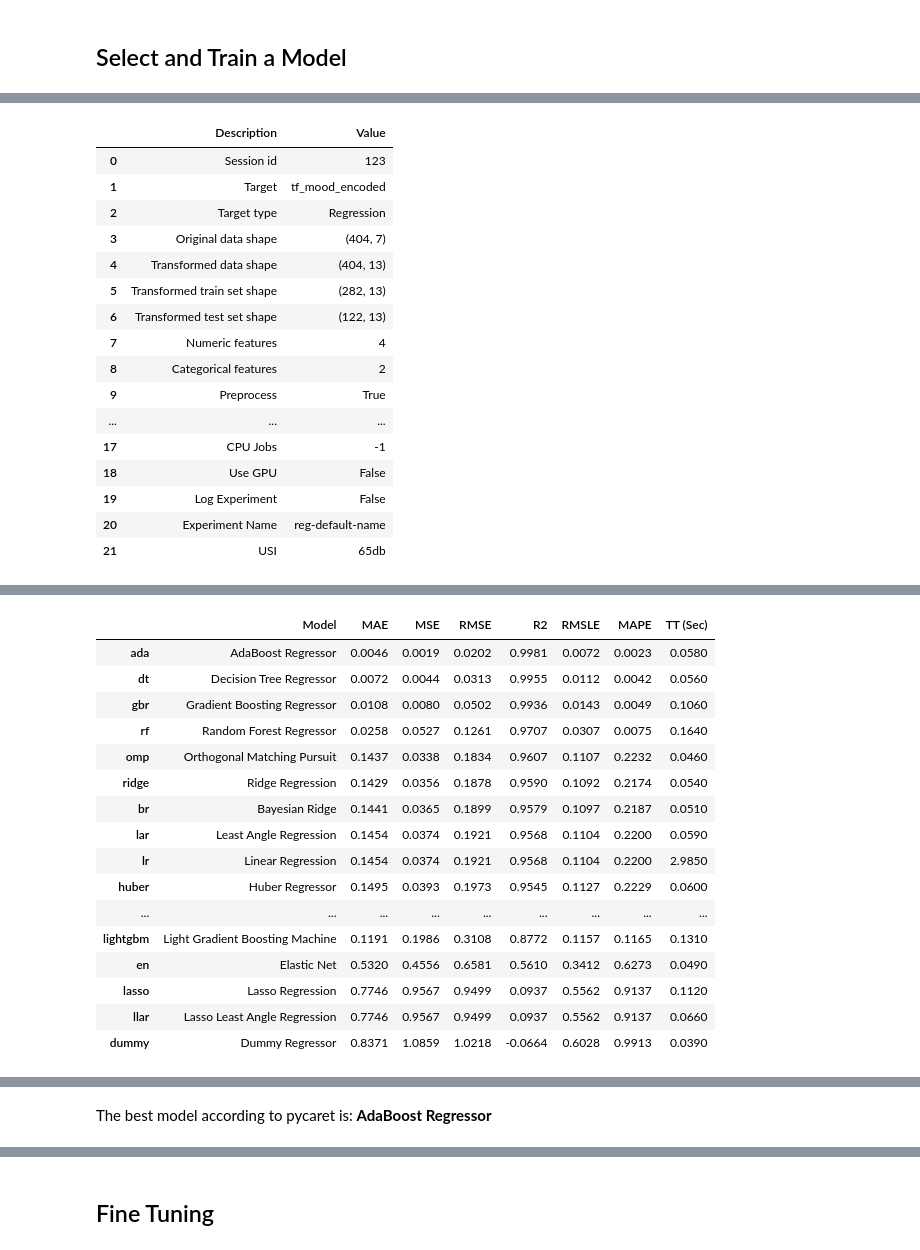
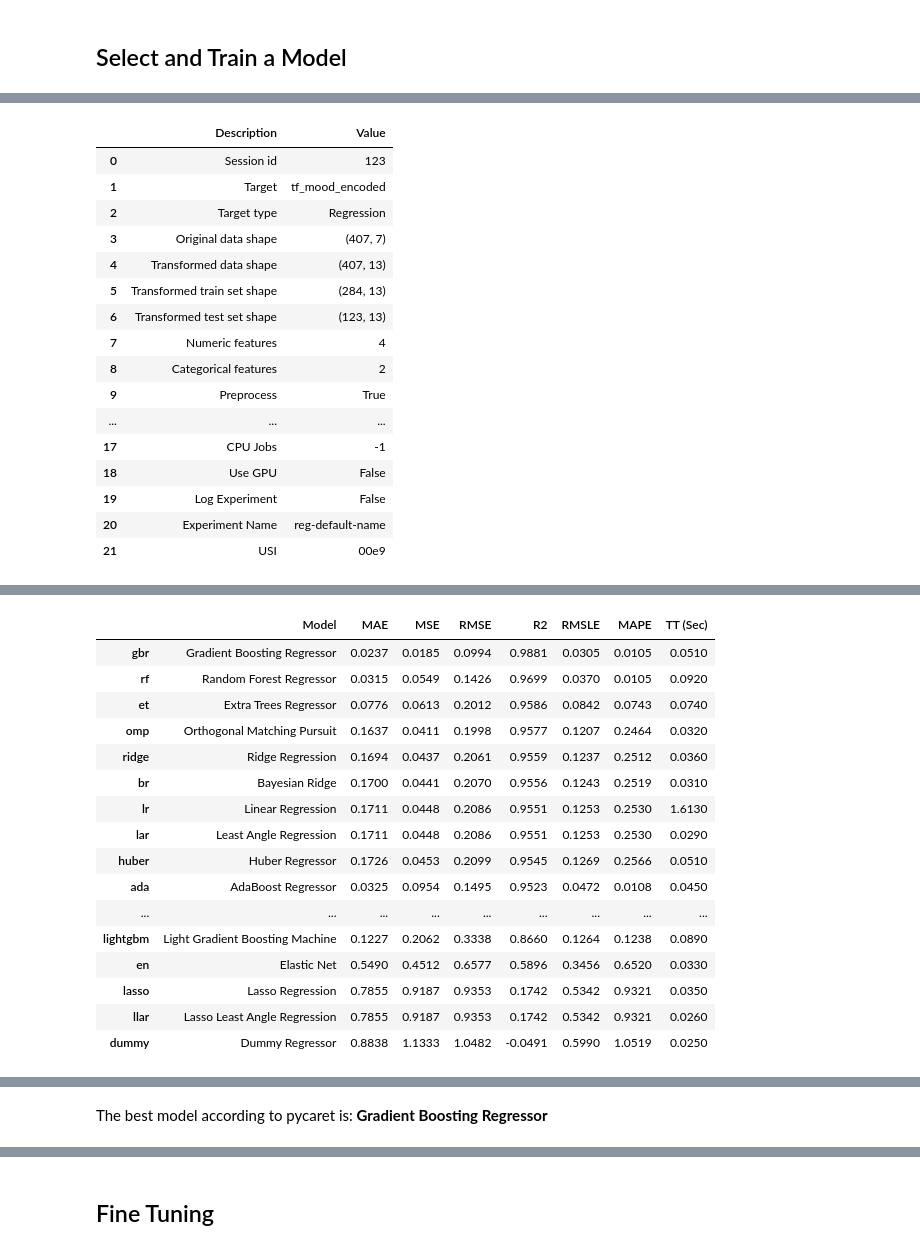
Before and after one commit to samservo09/mood-trend, a Jupyter notebook: mood_trend.ipynb, the cells around one changed output, grey strips where cells are left out. Drawn from its saved outputs; the diff is of its cells as text; code cells hidden in the pictures.

Commit message:
selected a model based on the dataset and trained on it

```diff
--- a/mood_trend.ipynb
+++ b/mood_trend.ipynb
@@ -325,12 +325,13 @@ class DataPreprocessor:
 
         mood_copy['mood_rolling_mean_14'] = mood_copy['mood_rolling_mean_14'].fillna(method='bfill', limit=1)
         mood_copy['mood_rolling_mean_14'] = mood_copy['mood_rolling_mean_14'].interpolate(method='linear')
-        mood_copy = mood_copy.drop(['mood_rolling_mean_3', 'mood_rolling_mean_7'], axis=1)
+
         mood_copy = mood_copy.dropna()
 
         self._visualize_numerical_distribution(mood_copy)
 
         return mood_copy
+
 
     def power_transform_and_visualize(self, mood_copy, is_train=True):
         """
@@ -438,3 +439,12 @@ class DataPreprocessor:
             plt.title(f'Distribution of {column}')
             plt.grid(True)
             plt.show()
+# %%
+preprocessor = DataPreprocessor()
+
+# Process training data
+train_features, train_target = preprocessor.preprocess_mood_data(train_data)
+train_features = preprocessor.feature_engineering_and_visualization(train_features)
+train_features = preprocessor.power_transform_and_visualize(train_features, is_train=True)
+train_features = preprocessor.scale_features(train_features, is_train=True)
+train_augmented_features = preprocessor.apply_jittering_and_visualize(train_features)
@@ -456,49 +502,52 @@ mood_aug_1 = mood_aug_1[~mood_aug_1.index.duplicated(keep='first')]
+# %%
+# drop the duplicates
+train_augmented_features = train_augmented_features.reset_index(drop=True)
 # %%
 # select a model
 from pycaret.regression import *
-exp_reg = setup(data = mood_aug_1, target = 'tf_mood_encoded', session_id=123)
+exp_reg = setup(data = train_augmented_features, target = 'tf_mood_encoded', session_id=123)
 
 # compare regression models
 best_model = compare_models()
 # %% [output]
 |  | Description | Value |
 | 0 | Session id | 123 |
 | 1 | Target | tf_mood_encoded |
 | 2 | Target type | Regression |
-| 3 | Original data shape | (404, 7) |
-| 4 | Transformed data shape | (404, 13) |
-| 5 | Transformed train set shape | (282, 13) |
-| 6 | Transformed test set shape | (122, 13) |
+| 3 | Original data shape | (407, 7) |
+| 4 | Transformed data shape | (407, 13) |
+| 5 | Transformed train set shape | (284, 13) |
+| 6 | Transformed test set shape | (123, 13) |
 | 7 | Numeric features | 4 |
 | 8 | Categorical features | 2 |
 | 9 | Preprocess | True |
 | ... | ... | ... |
 | 17 | CPU Jobs | -1 |
 | 18 | Use GPU | False |
 | 19 | Log Experiment | False |
 | 20 | Experiment Name | reg-default-name |
-| 21 | USI | 65db |
+| 21 | USI | 00e9 |
 [interactive output not drawn]
 |  | Model | MAE | MSE | RMSE | R2 | RMSLE | MAPE | TT (Sec) |
-| ada | AdaBoost Regressor | 0.0046 | 0.0019 | 0.0202 | 0.9981 | 0.0072 | 0.0023 | 0.0580 |
-| dt | Decision Tree Regressor | 0.0072 | 0.0044 | 0.0313 | 0.9955 | 0.0112 | 0.0042 | 0.0560 |
-| gbr | Gradient Boosting Regressor | 0.0108 | 0.0080 | 0.0502 | 0.9936 | 0.0143 | 0.0049 | 0.1060 |
-| rf | Random Forest Regressor | 0.0258 | 0.0527 | 0.1261 | 0.9707 | 0.0307 | 0.0075 | 0.1640 |
-| omp | Orthogonal Matching Pursuit | 0.1437 | 0.0338 | 0.1834 | 0.9607 | 0.1107 | 0.2232 | 0.0460 |
-| ridge | Ridge Regression | 0.1429 | 0.0356 | 0.1878 | 0.9590 | 0.1092 | 0.2174 | 0.0540 |
-| br | Bayesian Ridge | 0.1441 | 0.0365 | 0.1899 | 0.9579 | 0.1097 | 0.2187 | 0.0510 |
-| lar | Least Angle Regression | 0.1454 | 0.0374 | 0.1921 | 0.9568 | 0.1104 | 0.2200 | 0.0590 |
-| lr | Linear Regression | 0.1454 | 0.0374 | 0.1921 | 0.9568 | 0.1104 | 0.2200 | 2.9850 |
-| huber | Huber Regressor | 0.1495 | 0.0393 | 0.1973 | 0.9545 | 0.1127 | 0.2229 | 0.0600 |
+| gbr | Gradient Boosting Regressor | 0.0237 | 0.0185 | 0.0994 | 0.9881 | 0.0305 | 0.0105 | 0.0510 |
+| rf | Random Forest Regressor | 0.0315 | 0.0549 | 0.1426 | 0.9699 | 0.0370 | 0.0105 | 0.0920 |
+| et | Extra Trees Regressor | 0.0776 | 0.0613 | 0.2012 | 0.9586 | 0.0842 | 0.0743 | 0.0740 |
+| omp | Orthogonal Matching Pursuit | 0.1637 | 0.0411 | 0.1998 | 0.9577 | 0.1207 | 0.2464 | 0.0320 |
+| ridge | Ridge Regression | 0.1694 | 0.0437 | 0.2061 | 0.9559 | 0.1237 | 0.2512 | 0.0360 |
+| br | Bayesian Ridge | 0.1700 | 0.0441 | 0.2070 | 0.9556 | 0.1243 | 0.2519 | 0.0310 |
+| lr | Linear Regression | 0.1711 | 0.0448 | 0.2086 | 0.9551 | 0.1253 | 0.2530 | 1.6130 |
+| lar | Least Angle Regression | 0.1711 | 0.0448 | 0.2086 | 0.9551 | 0.1253 | 0.2530 | 0.0290 |
+| huber | Huber Regressor | 0.1726 | 0.0453 | 0.2099 | 0.9545 | 0.1269 | 0.2566 | 0.0510 |
+| ada | AdaBoost Regressor | 0.0325 | 0.0954 | 0.1495 | 0.9523 | 0.0472 | 0.0108 | 0.0450 |
 | ... | ... | ... | ... | ... | ... | ... | ... | ... |
-| lightgbm | Light Gradient Boosting Machine | 0.1191 | 0.1986 | 0.3108 | 0.8772 | 0.1157 | 0.1165 | 0.1310 |
-| en | Elastic Net | 0.5320 | 0.4556 | 0.6581 | 0.5610 | 0.3412 | 0.6273 | 0.0490 |
-| lasso | Lasso Regression | 0.7746 | 0.9567 | 0.9499 | 0.0937 | 0.5562 | 0.9137 | 0.1120 |
-| llar | Lasso Least Angle Regression | 0.7746 | 0.9567 | 0.9499 | 0.0937 | 0.5562 | 0.9137 | 0.0660 |
-| dummy | Dummy Regressor | 0.8371 | 1.0859 | 1.0218 | -0.0664 | 0.6028 | 0.9913 | 0.0390 |
+| lightgbm | Light Gradient Boosting Machine | 0.1227 | 0.2062 | 0.3338 | 0.8660 | 0.1264 | 0.1238 | 0.0890 |
+| en | Elastic Net | 0.5490 | 0.4512 | 0.6577 | 0.5896 | 0.3456 | 0.6520 | 0.0330 |
+| lasso | Lasso Regression | 0.7855 | 0.9187 | 0.9353 | 0.1742 | 0.5342 | 0.9321 | 0.0350 |
+| llar | Lasso Least Angle Regression | 0.7855 | 0.9187 | 0.9353 | 0.1742 | 0.5342 | 0.9321 | 0.0260 |
+| dummy | Dummy Regressor | 0.8838 | 1.1333 | 1.0482 | -0.0491 | 0.5990 | 1.0519 | 0.0250 |
 [interactive output not drawn]
 # %% [markdown]
-The best model according to pycaret is: **AdaBoost Regressor**
+The best model according to pycaret is: **Gradient Boosting Regressor**
 # %%
 # train and evaluate on the training set
 model = create_model(best_model)
```
Also changed, not shown: parts of 9 cells of this notebook.
